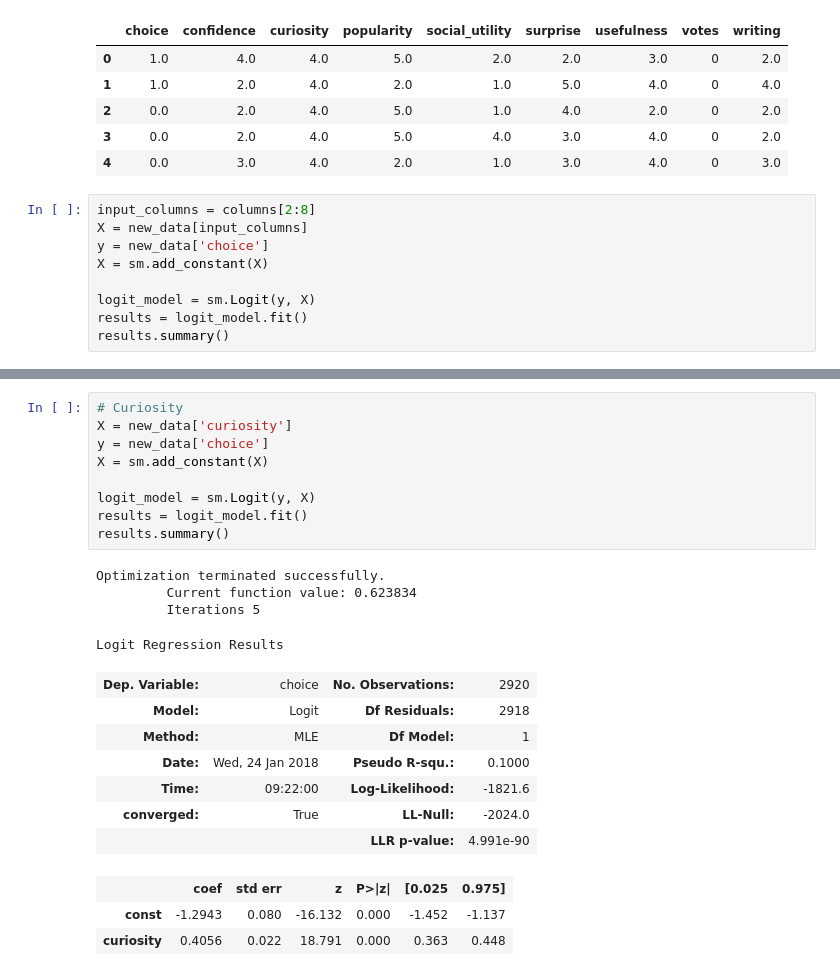
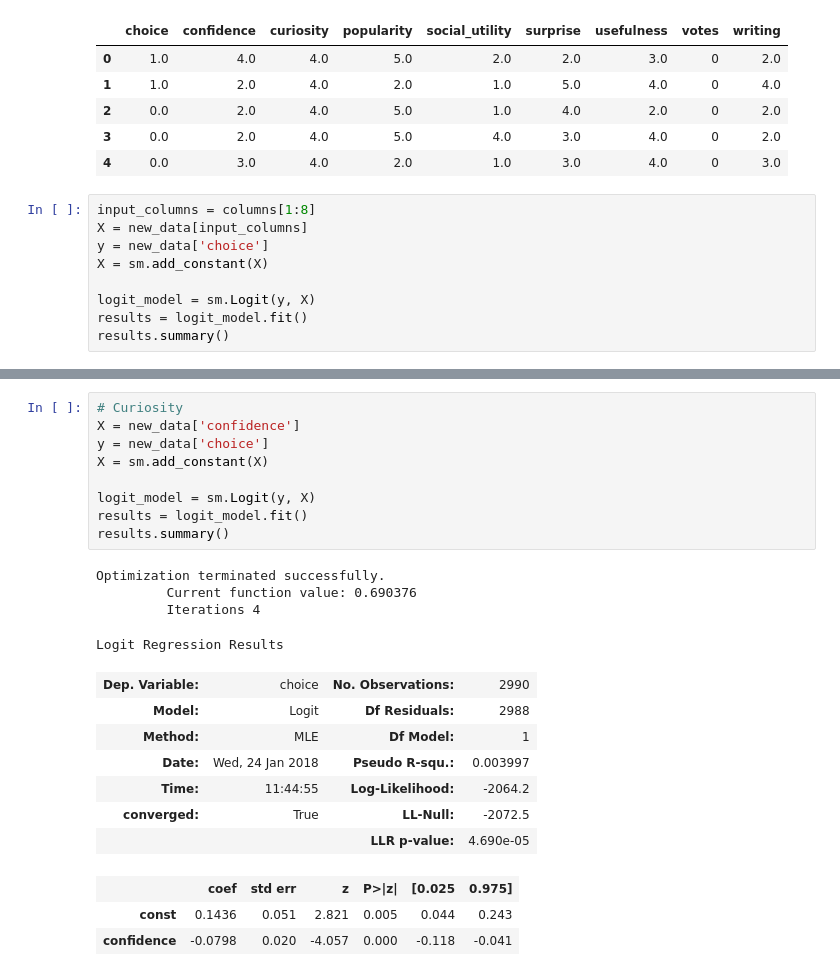
Before and after one commit to hermish/concepts-research, a Jupyter notebook: analysis/5-cogsci-paper/1-experiment-three.ipynb, the cells around one changed output, grey strips where cells are left out. Saved outputs shown, nothing was run; the diff lists cells and outputs as text.

```diff
--- a/analysis/5-cogsci-paper/1-experiment-three.ipynb
+++ b/analysis/5-cogsci-paper/1-experiment-three.ipynb
@@ -233,7 +240,7 @@ new_data.head()
 | 3 | 0.0 | 2.0 | 4.0 | 5.0 | 4.0 | 3.0 | 4.0 | 0 | 2.0 |
 | 4 | 0.0 | 3.0 | 4.0 | 2.0 | 1.0 | 3.0 | 4.0 | 0 | 3.0 |
 # %%
-input_columns = columns[2:8]
+input_columns = columns[1:8]
 X = new_data[input_columns]
 y = new_data['choice']
 X = sm.add_constant(X)
@@ -291,27 +296,27 @@ Logit Regression Results
 # %%
 # Curiosity
-X = new_data['curiosity']
+X = new_data['confidence']
 y = new_data['choice']
 X = sm.add_constant(X)
 
 logit_model = sm.Logit(y, X)
 results = logit_model.fit()
 results.summary()
 # %% [output]
 Optimization terminated successfully.
-         Current function value: 0.623834
-         Iterations 5
+         Current function value: 0.690376
+         Iterations 4
 Logit Regression Results
-| Dep. Variable: | choice | No. Observations: | 2920 |
-| Model: | Logit | Df Residuals: | 2918 |
+| Dep. Variable: | choice | No. Observations: | 2990 |
+| Model: | Logit | Df Residuals: | 2988 |
 | Method: | MLE | Df Model: | 1 |
-| Date: | Wed, 24 Jan 2018 | Pseudo R-squ.: | 0.1000 |
-| Time: | 09:22:00 | Log-Likelihood: | -1821.6 |
-| converged: | True | LL-Null: | -2024.0 |
-|  |  | LLR p-value: | 4.991e-90 |
+| Date: | Wed, 24 Jan 2018 | Pseudo R-squ.: | 0.003997 |
+| Time: | 11:44:55 | Log-Likelihood: | -2064.2 |
+| converged: | True | LL-Null: | -2072.5 |
+|  |  | LLR p-value: | 4.690e-05 |
 |  | coef | std err | z | P>|z| | [0.025 | 0.975] |
-| const | -1.2943 | 0.080 | -16.132 | 0.000 | -1.452 | -1.137 |
-| curiosity | 0.4056 | 0.022 | 18.791 | 0.000 | 0.363 | 0.448 |
+| const | 0.1436 | 0.051 | 2.821 | 0.005 | 0.044 | 0.243 |
+| confidence | -0.0798 | 0.020 | -4.057 | 0.000 | -0.118 | -0.041 |
 # %%
 # Both
 X = new_data[['popularity', 'curiosity']]
```
Also changed, not shown: parts of 6 cells of this notebook, 38 other files.
